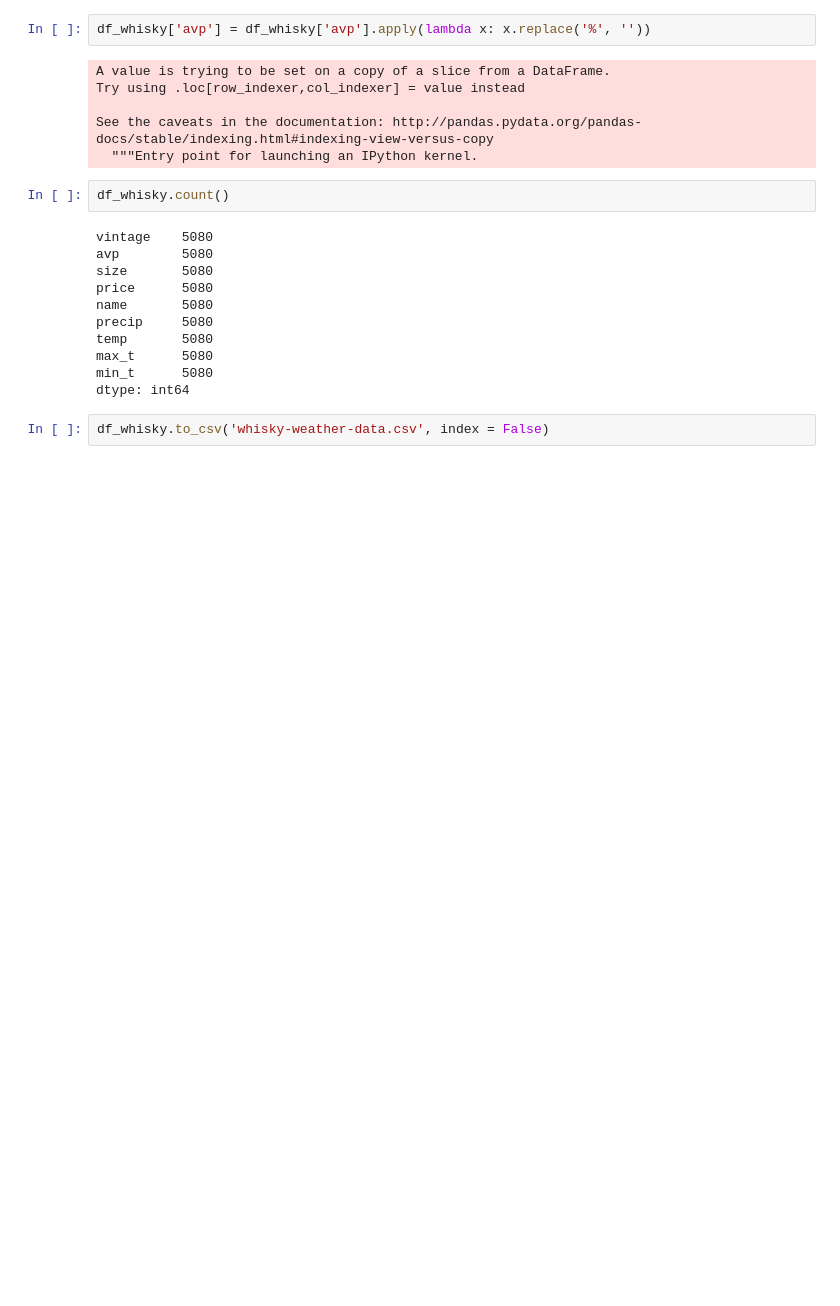
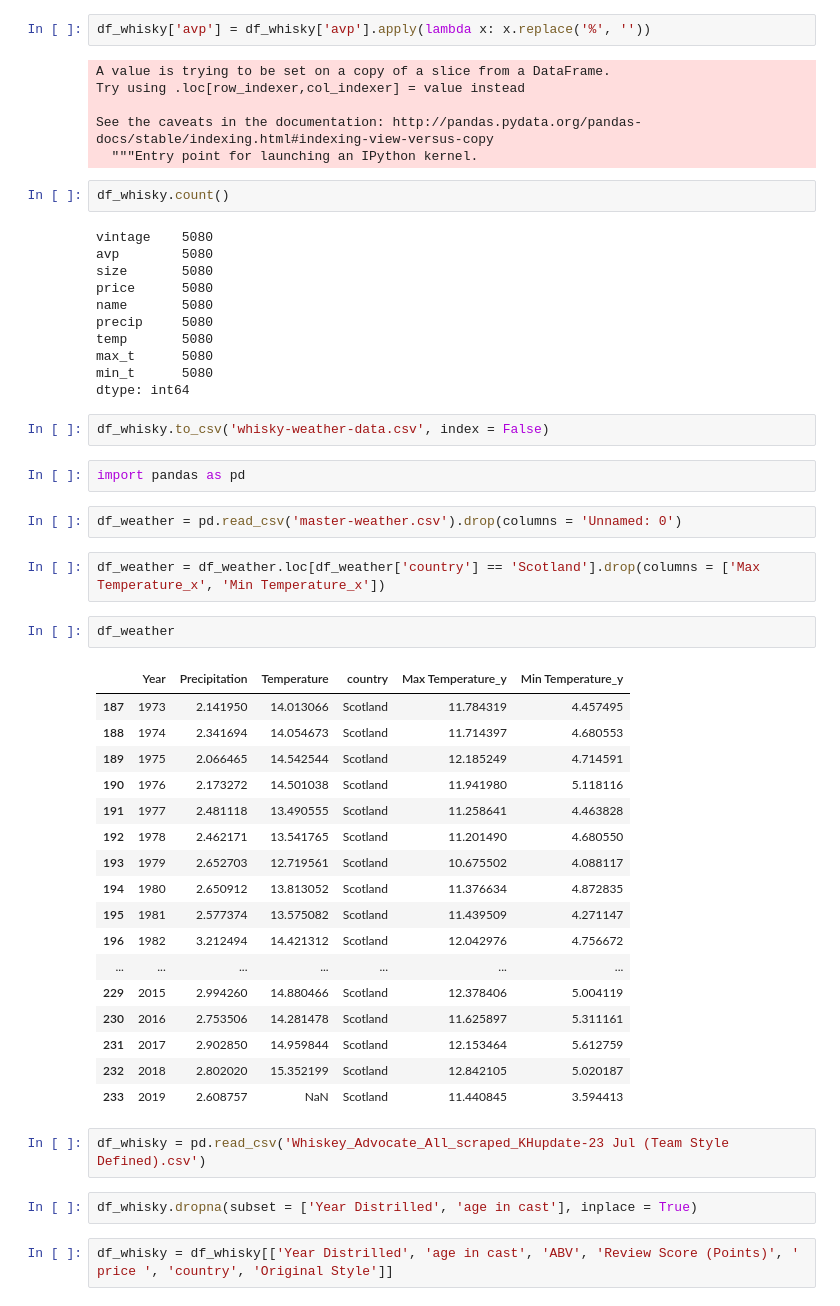
Before and after one commit to Axemen/Project-3, a Jupyter notebook: clean-data/Whiskey_data/Merging_weather_whiskey.ipynb, the cells around one changed output. Cells and saved outputs as stored; diff of their text form; blank space fills up the shorter version.

```diff
--- a/clean-data/Whiskey_data/Merging_weather_whiskey.ipynb
+++ b/clean-data/Whiskey_data/Merging_weather_whiskey.ipynb
@@ -104,3 +104,35 @@ min_t      5080
 dtype: int64
 # %%
 df_whisky.to_csv('whisky-weather-data.csv', index = False)
+# %%
+import pandas as pd
+# %%
+df_weather = pd.read_csv('master-weather.csv').drop(columns = 'Unnamed: 0')
+# %%
+df_weather = df_weather.loc[df_weather['country'] == 'Scotland'].drop(columns = ['Max Temperature_x', 'Min Temperature_x'])
+# %%
+df_weather
+# %% [output]
+|  | Year | Precipitation | Temperature | country | Max Temperature_y | Min Temperature_y |
+| 187 | 1973 | 2.141950 | 14.013066 | Scotland | 11.784319 | 4.457495 |
+| 188 | 1974 | 2.341694 | 14.054673 | Scotland | 11.714397 | 4.680553 |
+| 189 | 1975 | 2.066465 | 14.542544 | Scotland | 12.185249 | 4.714591 |
+| 190 | 1976 | 2.173272 | 14.501038 | Scotland | 11.941980 | 5.118116 |
+| 191 | 1977 | 2.481118 | 13.490555 | Scotland | 11.258641 | 4.463828 |
+| 192 | 1978 | 2.462171 | 13.541765 | Scotland | 11.201490 | 4.680550 |
+| 193 | 1979 | 2.652703 | 12.719561 | Scotland | 10.675502 | 4.088117 |
+| 194 | 1980 | 2.650912 | 13.813052 | Scotland | 11.376634 | 4.872835 |
+| 195 | 1981 | 2.577374 | 13.575082 | Scotland | 11.439509 | 4.271147 |
+| 196 | 1982 | 3.212494 | 14.421312 | Scotland | 12.042976 | 4.756672 |
+| ... | ... | ... | ... | ... | ... | ... |
+| 229 | 2015 | 2.994260 | 14.880466 | Scotland | 12.378406 | 5.004119 |
+| 230 | 2016 | 2.753506 | 14.281478 | Scotland | 11.625897 | 5.311161 |
+| 231 | 2017 | 2.902850 | 14.959844 | Scotland | 12.153464 | 5.612759 |
+| 232 | 2018 | 2.802020 | 15.352199 | Scotland | 12.842105 | 5.020187 |
+| 233 | 2019 | 2.608757 | NaN | Scotland | 11.440845 | 3.594413 |
+# %%
+df_whisky = pd.read_csv('Whiskey_Advocate_All_scraped_KHupdate-23 Jul (Team Style Defined).csv')
+# %%
+df_whisky.dropna(subset = ['Year Distrilled', 'age in cast'], inplace = True)
+# %%
+df_whisky = df_whisky[['Year Distrilled', 'age in cast', 'ABV', 'Review Score (Points)', ' price ', 'country', 'Original Style']]
```
Also changed, not shown: parts of 19 cells of this notebook, 18 other files.
